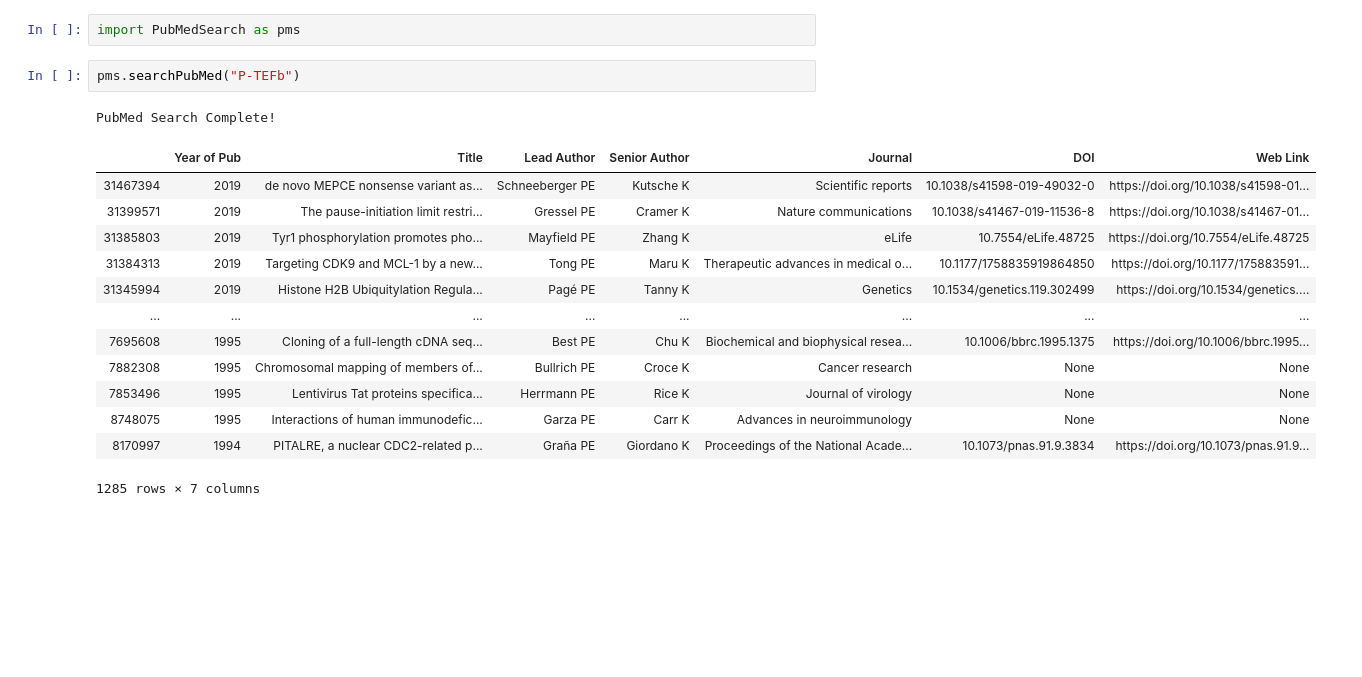
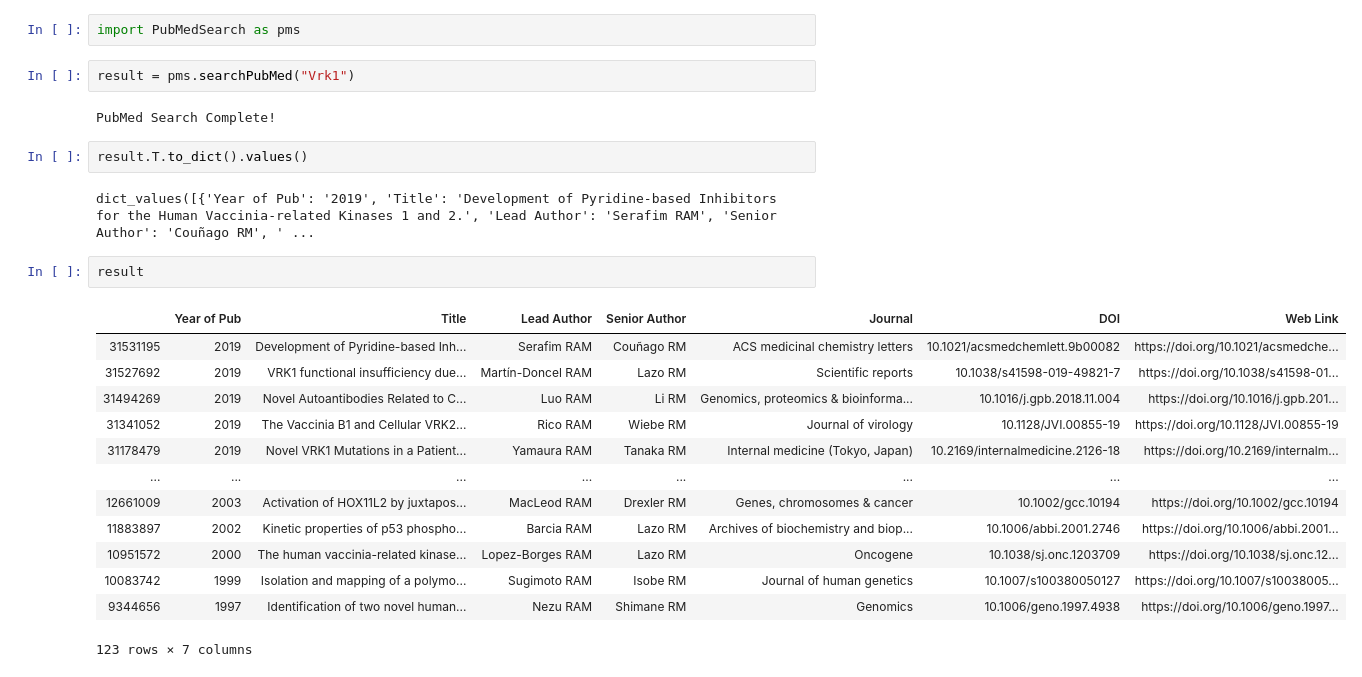
Before and after one commit to hbhargava7/biophysical-data-aggregator, a Jupyter notebook: Interactive Tests.ipynb, the cells around one changed output. Drawn from its saved outputs; the diff is of its cells as text; blank space fills up the shorter version.

```diff
--- a/Interactive Tests.ipynb
+++ b/Interactive Tests.ipynb
@@ -1,19 +1,26 @@
 # %%
 import PubMedSearch as pms
-# %%
-pms.searchPubMed("P-TEFb")
-# %% [output]
-PubMed Search Complete!
-|  | Year of Pub | Title | Lead Author | Senior Author | Journal | DOI | Web Link |
-| 31467394 | 2019 | de novo MEPCE nonsense variant as... | Schneeberger PE | Kutsche K | Scientific reports | 10.1038/s41598-019-49032-0 | https://doi.org/10.1038/s41598-01... |
-| 31399571 | 2019 | The pause-initiation limit restri... | Gressel PE | Cramer K | Nature communications | 10.1038/s41467-019-11536-8 | https://doi.org/10.1038/s41467-01... |
-| 31385803 | 2019 | Tyr1 phosphorylation promotes pho... | Mayfield PE | Zhang K | eLife | 10.7554/eLife.48725 | https://doi.org/10.7554/eLife.48725 |
-| 31384313 | 2019 | Targeting CDK9 and MCL-1 by a new... | Tong PE | Maru K | Therapeutic advances in medical o... | 10.1177/1758835919864850 | https://doi.org/10.1177/175883591... |
-| 31345994 | 2019 | Histone H2B Ubiquitylation Regula... | Pagé PE | Tanny K | Genetics | 10.1534/genetics.119.302499 | https://doi.org/10.1534/genetics.... |
-| ... | ... | ... | ... | ... | ... | ... | ... |
-| 7695608 | 1995 | Cloning of a full-length cDNA seq... | Best PE | Chu K | Biochemical and biophysical resea... | 10.1006/bbrc.1995.1375 | https://doi.org/10.1006/bbrc.1995... |
-| 7882308 | 1995 | Chromosomal mapping of members of... | Bullrich PE | Croce K | Cancer research | None | None |
-| 7853496 | 1995 | Lentivirus Tat proteins specifica... | Herrmann PE | Rice K | Journal of virology | None | None |
-| 8748075 | 1995 | Interactions of human immunodefic... | Garza PE | Carr K | Advances in neuroimmunology | None | None |
-| 8170997 | 1994 | PITALRE, a nuclear CDC2-related p... | Graña PE | Giordano K | Proceedings of the National Acade... | 10.1073/pnas.91.9.3834 | https://doi.org/10.1073/pnas.91.9... |
-1285 rows × 7 columns
+# %%
+result = pms.searchPubMed("Vrk1")
+# %% [output]
+PubMed Search Complete!
+# %%
+result.T.to_dict().values()
+# %% [output]
+dict_values([{'Year of Pub': '2019', 'Title': 'Development of Pyridine-based Inhibitors for the Human Vaccinia-related Kinases 1 and 2.', 'Lead Author': 'Serafim RAM', 'Senior Author': 'Couñago RM', ' ...
+# %%
+result
+# %% [output]
+|  | Year of Pub | Title | Lead Author | Senior Author | Journal | DOI | Web Link |
+| 31531195 | 2019 | Development of Pyridine-based Inh... | Serafim RAM | Couñago RM | ACS medicinal chemistry letters | 10.1021/acsmedchemlett.9b00082 | https://doi.org/10.1021/acsmedche... |
+| 31527692 | 2019 | VRK1 functional insufficiency due... | Martín-Doncel RAM | Lazo RM | Scientific reports | 10.1038/s41598-019-49821-7 | https://doi.org/10.1038/s41598-01... |
+| 31494269 | 2019 | Novel Autoantibodies Related to C... | Luo RAM | Li RM | Genomics, proteomics & bioinforma... | 10.1016/j.gpb.2018.11.004 | https://doi.org/10.1016/j.gpb.201... |
+| 31341052 | 2019 | The Vaccinia B1 and Cellular VRK2... | Rico RAM | Wiebe RM | Journal of virology | 10.1128/JVI.00855-19 | https://doi.org/10.1128/JVI.00855-19 |
+| 31178479 | 2019 | Novel VRK1 Mutations in a Patient... | Yamaura RAM | Tanaka RM | Internal medicine (Tokyo, Japan) | 10.2169/internalmedicine.2126-18 | https://doi.org/10.2169/internalm... |
+| ... | ... | ... | ... | ... | ... | ... | ... |
+| 12661009 | 2003 | Activation of HOX11L2 by juxtapos... | MacLeod RAM | Drexler RM | Genes, chromosomes & cancer | 10.1002/gcc.10194 | https://doi.org/10.1002/gcc.10194 |
+| 11883897 | 2002 | Kinetic properties of p53 phospho... | Barcia RAM | Lazo RM | Archives of biochemistry and biop... | 10.1006/abbi.2001.2746 | https://doi.org/10.1006/abbi.2001... |
+| 10951572 | 2000 | The human vaccinia-related kinase... | Lopez-Borges RAM | Lazo RM | Oncogene | 10.1038/sj.onc.1203709 | https://doi.org/10.1038/sj.onc.12... |
+| 10083742 | 1999 | Isolation and mapping of a polymo... | Sugimoto RAM | Isobe RM | Journal of human genetics | 10.1007/s100380050127 | https://doi.org/10.1007/s10038005... |
+| 9344656 | 1997 | Identification of two novel human... | Nezu RAM | Shimane RM | Genomics | 10.1006/geno.1997.4938 | https://doi.org/10.1006/geno.1997... |
+123 rows × 7 columns
```
Also changed, not shown: 4 other files.
